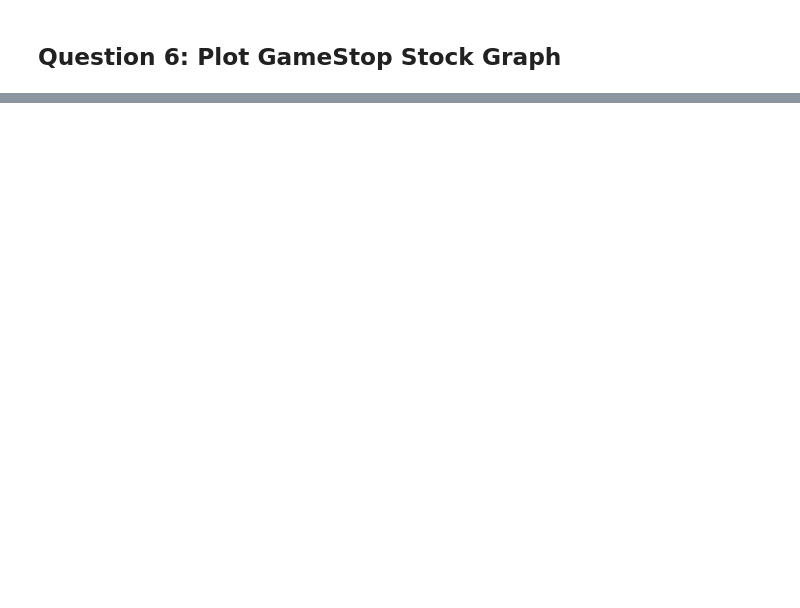
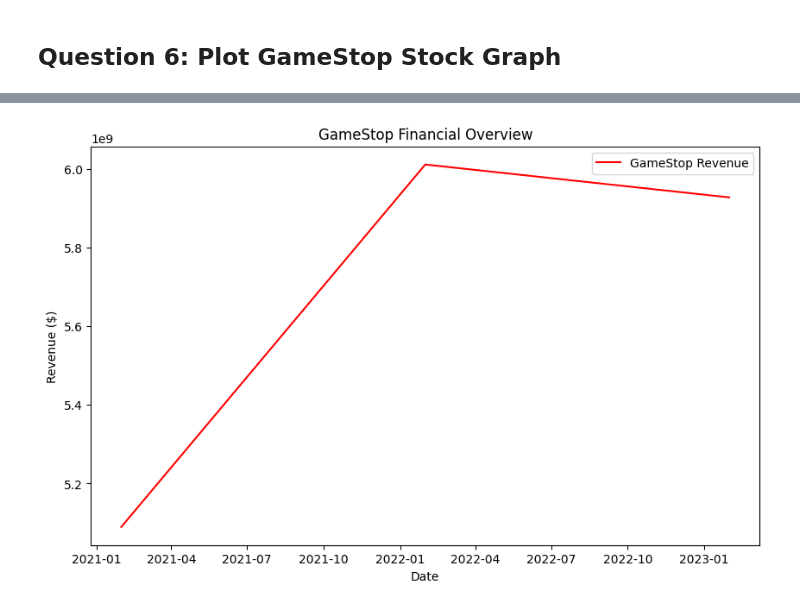
Before and after one commit to ArturoCamacho0/StockDashboard, a Jupyter notebook: Question6.ipynb, the cells around one changed output, grey strips where cells are left out. Saved outputs shown, nothing was run; the diff lists cells and outputs as text; code cells hidden in the pictures; blank space fills up the shorter version.

```diff
--- a/Question6.ipynb
+++ b/Question6.ipynb
@@ -25,0 +36,4 @@ make_graph(gme_info, 'GameStop', 'GameStop Stock Price')
+# %%
+make_graph(stock_data=None, revenue_data=gme_revenue, plot_open=False, stock_name='GameStop')
+# %% [output]
+[figure, added]
```
Also changed, not shown: parts of 4 cells of this notebook, 3 other files.
